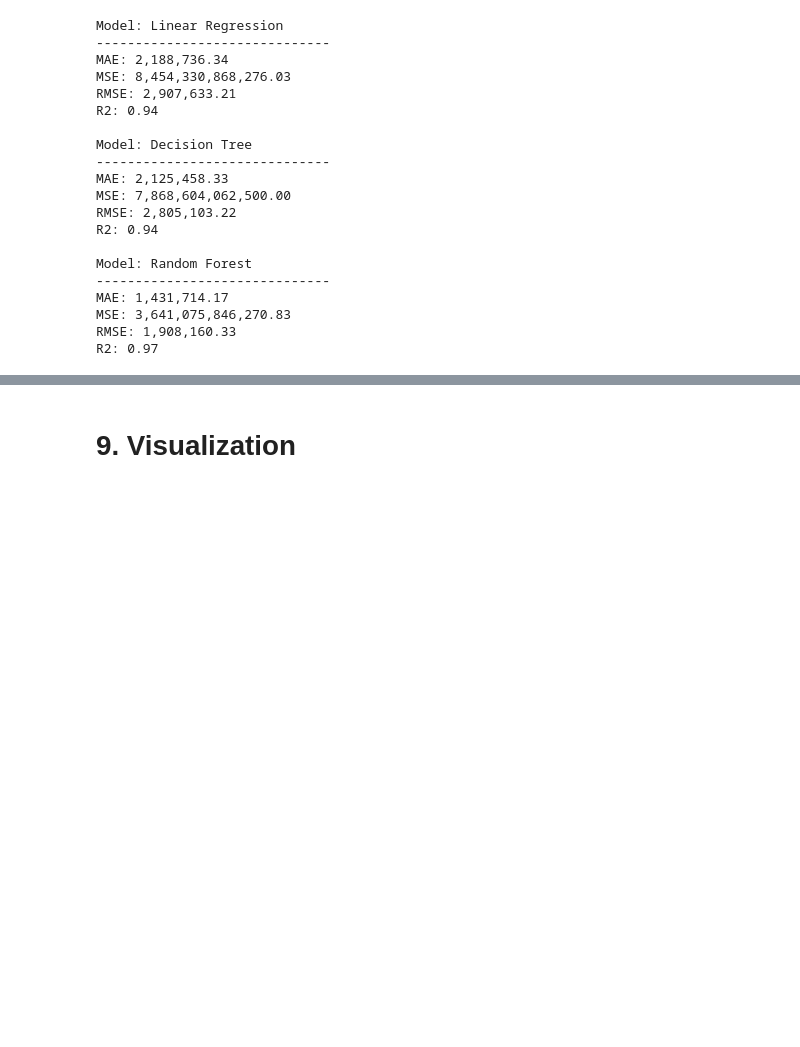
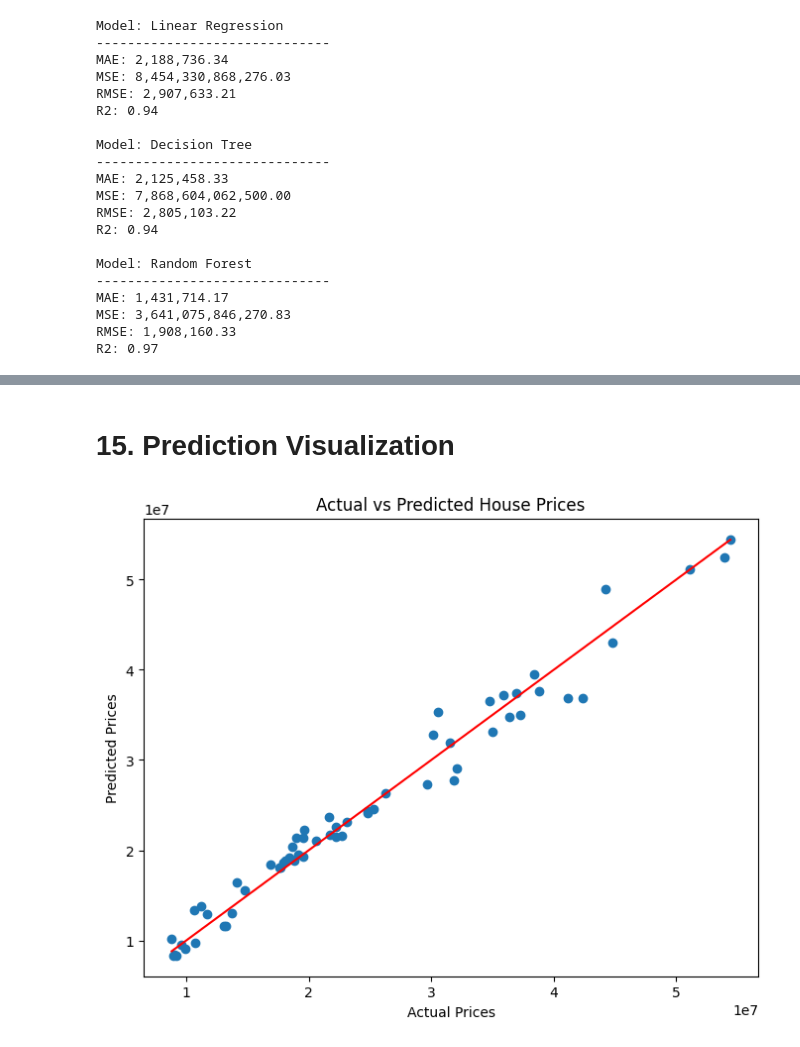
Before and after one commit to Dhanashree03-c/DataScienceProjects, a Jupyter notebook: home_price_prediction_week9/notebook/house_price_prediction.ipynb, the cells around one changed output, grey strips where cells are left out. Cells and saved outputs as stored; diff of their text form; code cells hidden in the pictures; blank space fills up the shorter version.

```diff
--- a/home_price_prediction_week9/notebook/house_price_prediction.ipynb
+++ b/home_price_prediction_week9/notebook/house_price_prediction.ipynb
@@ -242,5 +322,10 @@ R2: 0.97
+# %% [markdown]
+# 15. Prediction Visualization
 # %%
-lr_metrics = evaluate_regression(y_test, lr_preds)
-poly_metrics = evaluate_regression(y_test, poly_preds)
-dt_metrics = evaluate_regression(y_test, dt_preds)
-rf_metrics = evaluate_regression(y_test, rf_preds)
+plot_predictions_vs_actual(
+    y_test,
+    rf_preds,
+    "../outputs/predictions_vs_actual.png"
+)
+# %% [output]
+[figure, added]
@@ -262,5 +332,3 @@ results = pd.DataFrame({
-# %% [markdown]
-# 9. Visualization
 # %%
 plot_predictions_vs_actual(
     y_test,
```
Also changed, not shown: parts of 23 cells of this notebook, 1 other file.
